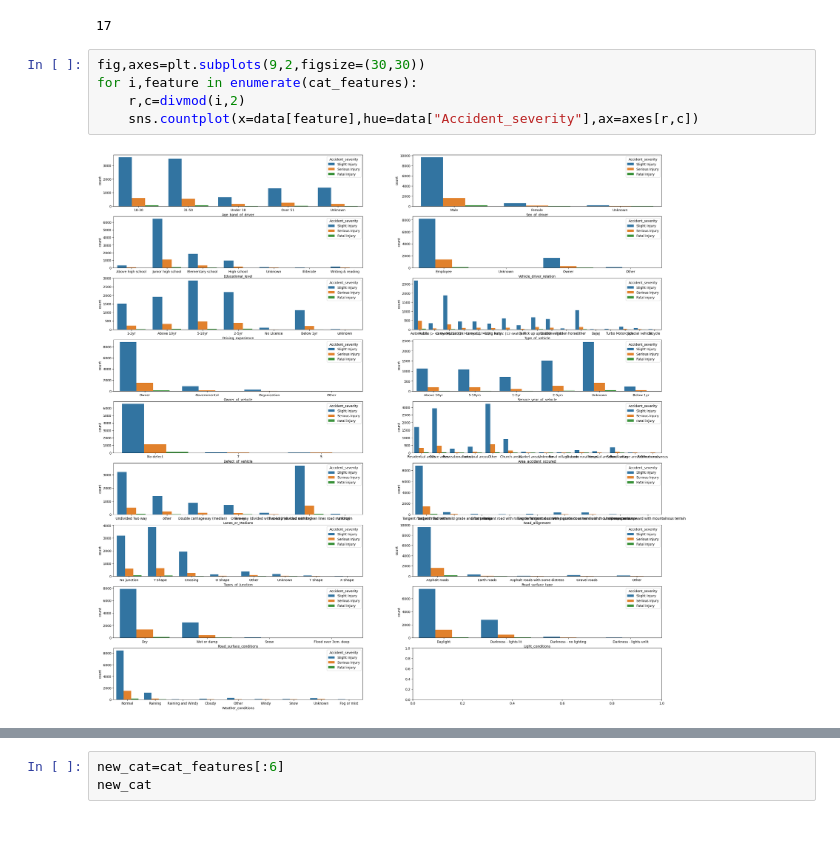
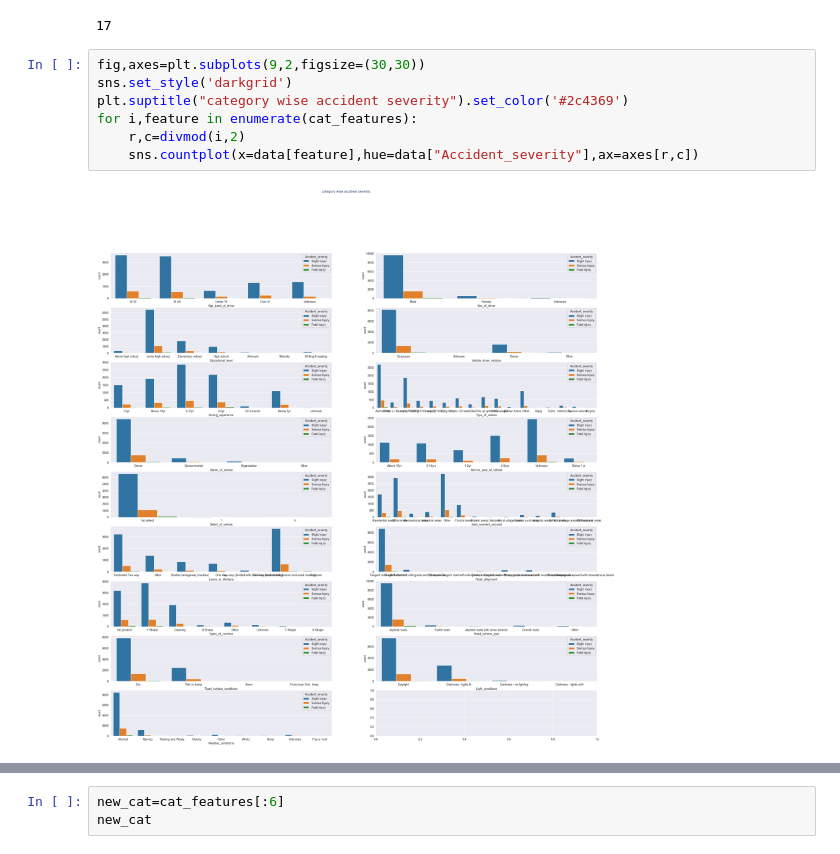
Before and after one commit to Gajender0707/Road_accident_severity_project, a Jupyter notebook: road_accident_severity.ipynb, the cells around one changed output, grey strips where cells are left out. Cells and saved outputs as stored; diff of their text form.

```diff
--- a/road_accident_severity.ipynb
+++ b/road_accident_severity.ipynb
@@ -249,8 +249,10 @@ len(cat_features)
 17
 # %%
 fig,axes=plt.subplots(9,2,figsize=(30,30))
+sns.set_style('darkgrid')
+plt.suptitle("category wise accident severity").set_color('#2c4369')
 for i,feature in enumerate(cat_features):
     r,c=divmod(i,2)
     sns.countplot(x=data[feature],hue=data["Accident_severity"],ax=axes[r,c])
 # %% [output]
-[figure, old version]
+[figure, new version]
```
Also changed, not shown: parts of 25 cells of this notebook, 1 other file.
